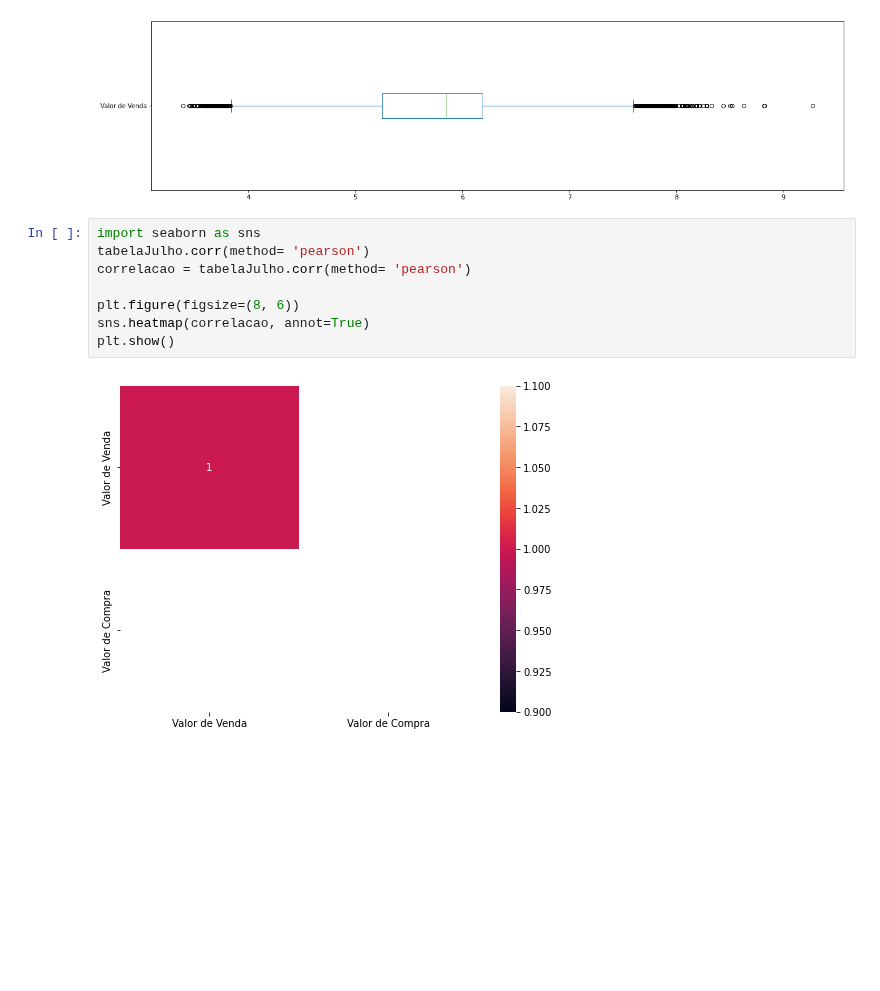
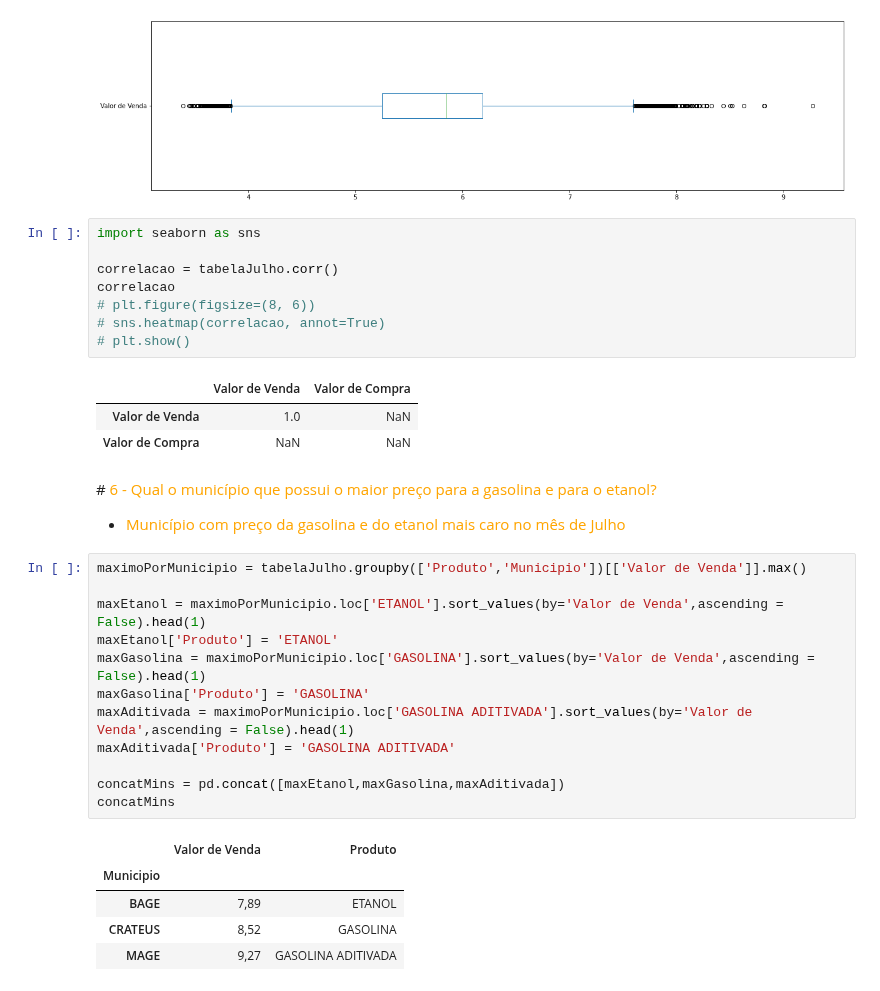
Before and after one commit to joaorosa2/analise_combustiveis_brasil, a Jupyter notebook: ProjetoM4.ipynb, the cells around one changed output. Saved outputs shown, nothing was run; the diff lists cells and outputs as text; blank space fills up the shorter version.

```diff
--- a/ProjetoM4.ipynb
+++ b/ProjetoM4.ipynb
@@ -280,11 +262,36 @@ tabelaJulho['Valor de Venda'].plot.box(vert= False, figsize=(20,5));
 [figure]
 # %%
 import seaborn as sns
-tabelaJulho.corr(method= 'pearson')
-correlacao = tabelaJulho.corr(method= 'pearson')
 
-plt.figure(figsize=(8, 6))
-sns.heatmap(correlacao, annot=True)
-plt.show()
+correlacao = tabelaJulho.corr()
+correlacao
+# plt.figure(figsize=(8, 6))
+# sns.heatmap(correlacao, annot=True)
+# plt.show()
 # %% [output]
-[figure, removed]
+|  | Valor de Venda | Valor de Compra |
+| Valor de Venda | 1.0 | NaN |
+| Valor de Compra | NaN | NaN |
+# %% [markdown]
+
+#<font color = orange> 6 - Qual o município que possui o maior preço para a gasolina e para o etanol?
+
+- <font color = orange> Município com preço da gasolina e do etanol mais caro no mês de Julho
+# %%
+maximoPorMunicipio = tabelaJulho.groupby(['Produto','Municipio'])[['Valor de Venda']].max()
+
+maxEtanol = maximoPorMunicipio.loc['ETANOL'].sort_values(by='Valor de Venda',ascending = False).head(1)
+maxEtanol['Produto'] = 'ETANOL'
+maxGasolina = maximoPorMunicipio.loc['GASOLINA'].sort_values(by='Valor de Venda',ascending = False).head(1)
+maxGasolina['Produto'] = 'GASOLINA'
+maxAditivada = maximoPorMunicipio.loc['GASOLINA ADITIVADA'].sort_values(by='Valor de Venda',ascending = False).head(1)
+maxAditivada['Produto'] = 'GASOLINA ADITIVADA'
+
+concatMins = pd.concat([maxEtanol,maxGasolina,maxAditivada])
+concatMins
+# %% [output]
+|  | Valor de Venda | Produto |
+| Municipio |  |  |
+| BAGE | 7,89 | ETANOL |
+| CRATEUS | 8,52 | GASOLINA |
+| MAGE | 9,27 | GASOLINA ADITIVADA |
```
Also changed, not shown: parts of 14 cells of this notebook.
